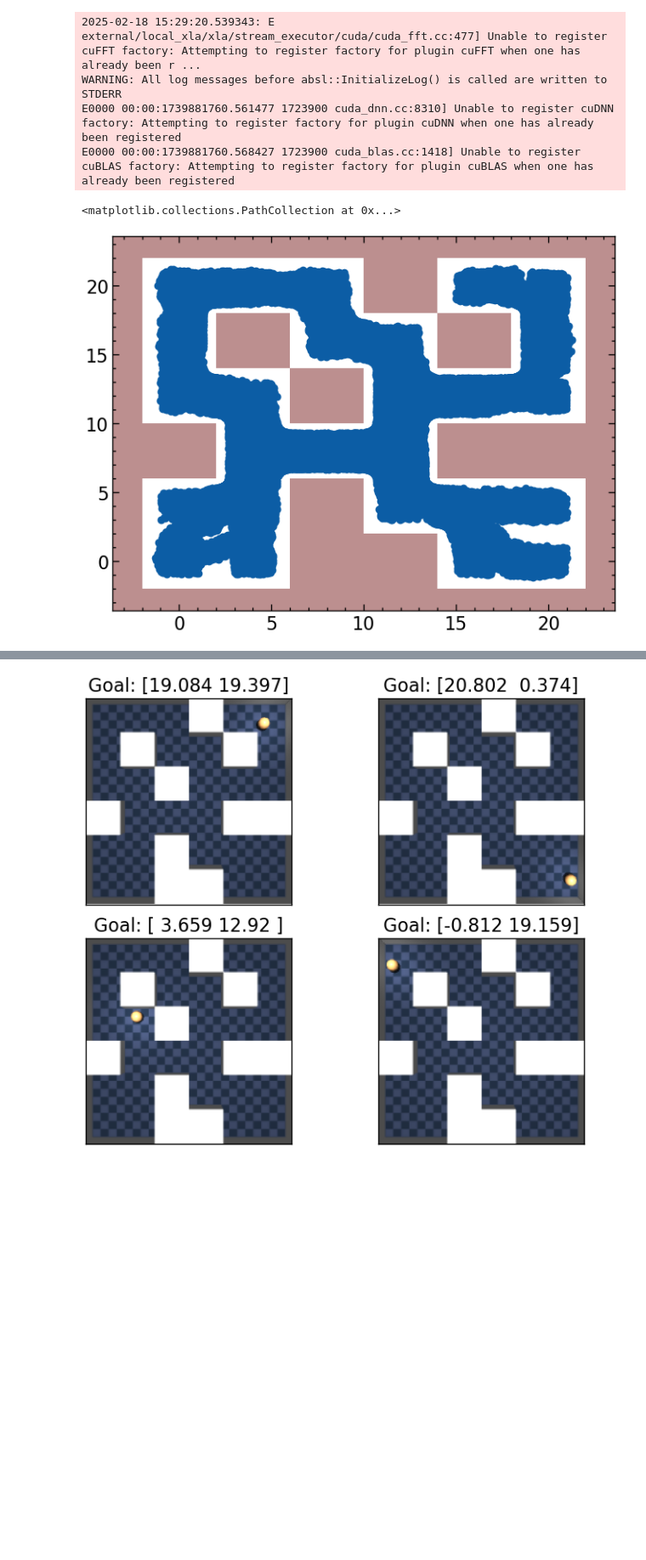
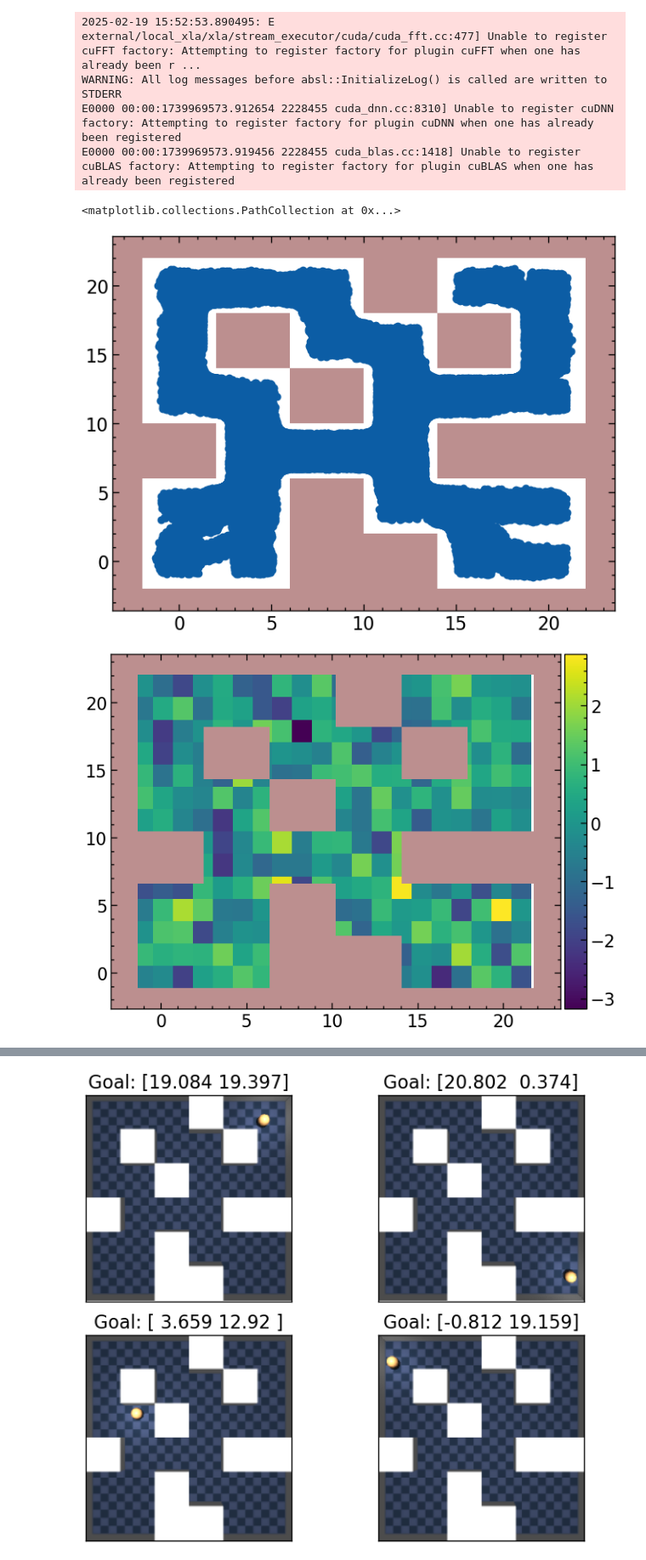
Before and after one commit to skylooop/ZeroShotRL, a Jupyter notebook: notebooks/ogbench.ipynb, the cells around one changed output, grey strips where cells are left out. Shown at 85% size. Drawn from its saved outputs; the diff is of its cells as text; code cells hidden in the pictures; blank space fills up the shorter version.

```diff
--- a/notebooks/ogbench.ipynb
+++ b/notebooks/ogbench.ipynb
@@ -5,7 +5,7 @@ import sys
 sys.path.append("..")
 
 os.environ['MUJOCO_GL']='egl'
-os.environ['CUDA_VISIBLE_DEVICES']='1'
+os.environ['CUDA_VISIBLE_DEVICES']='0'
 
 from rich.pretty import pprint
 import shutup
@@ -22,10 +22,9 @@ import ogbench.online_locomotion.wrappers
 import flax.linen as nn
 
 # Custom
-from envs.ogbench.ant_utils import MazeVizWrapper
+from envs.ogbench.ant_utils import MazeVizWrapper, plot_value
 from utils.datasets import Dataset, GCDataset
 from agents.fb import get_config, ForwardBackwardAgent
-from agents.sac import get_config as sac_get_config, SACAgent
 
 # VIS
 import matplotlib.pyplot as plt
@@ -45,7 +44,7 @@ env, train_dataset, valid_dataset = ogbench.make_env_and_datasets( #  train_data
     "pointmaze-medium-stitch-v0",
     env_only=False
 )
-env.reset()
+obs, info = env.reset()
 env = MazeVizWrapper(env)
 train_dataset = Dataset.create(**train_dataset)
 pointmaze_explore_data = np.load("/home/m_bobrin/ZeroShotRL/aux_data/pointmaze-medium-explore-v0.npz")
@@ -56,9 +55,15 @@ polygons = env.draw(ax=ax)
 #ax.scatter(pointmaze_explore_data['observations'][:, 0], pointmaze_explore_data['observations'][:, 1])
 ax.scatter(train_dataset['observations'][:, 0], train_dataset['observations'][:, 1])
 # %% [output]
-2025-02-18 15:29:20.539343: E external/local_xla/xla/stream_executor/cuda/cuda_fft.cc:477] Unable to register cuFFT factory: Attempting to register factory for plugin cuFFT when one has already been r ...
+2025-02-19 15:52:53.890495: E external/local_xla/xla/stream_executor/cuda/cuda_fft.cc:477] Unable to register cuFFT factory: Attempting to register factory for plugin cuFFT when one has already been r ...
 WARNING: All log messages before absl::InitializeLog() is called are written to STDERR
-E0000 00:00:1739881760.561477 1723900 cuda_dnn.cc:8310] Unable to register cuDNN factory: Attempting to register factory for plugin cuDNN when one has already been registered
-E0000 00:00:1739881760.568427 1723900 cuda_blas.cc:1418] Unable to register cuBLAS factory: Attempting to register factory for plugin cuBLAS when one has already been registered
+E0000 00:00:1739969573.912654 2228455 cuda_dnn.cc:8310] Unable to register cuDNN factory: Attempting to register factory for plugin cuDNN when one has already been registered
+E0000 00:00:1739969573.919456 2228455 cuda_blas.cc:1418] Unable to register cuBLAS factory: Attempting to register factory for plugin cuBLAS when one has already been registered
 <matplotlib.collections.PathCollection at 0x...>
 [figure]
+# %%
+fig, ax = plt.subplots()
+ax.scatter(*info['goal'], c='red')
+plot_value(env, train_dataset, value_fn=lambda x: np.random.normal(size=x.shape[0]), fig=fig, ax=ax)
+# %% [output]
+[figure, added]
```
Also changed, not shown: parts of 5 cells of this notebook, 6 other files.
